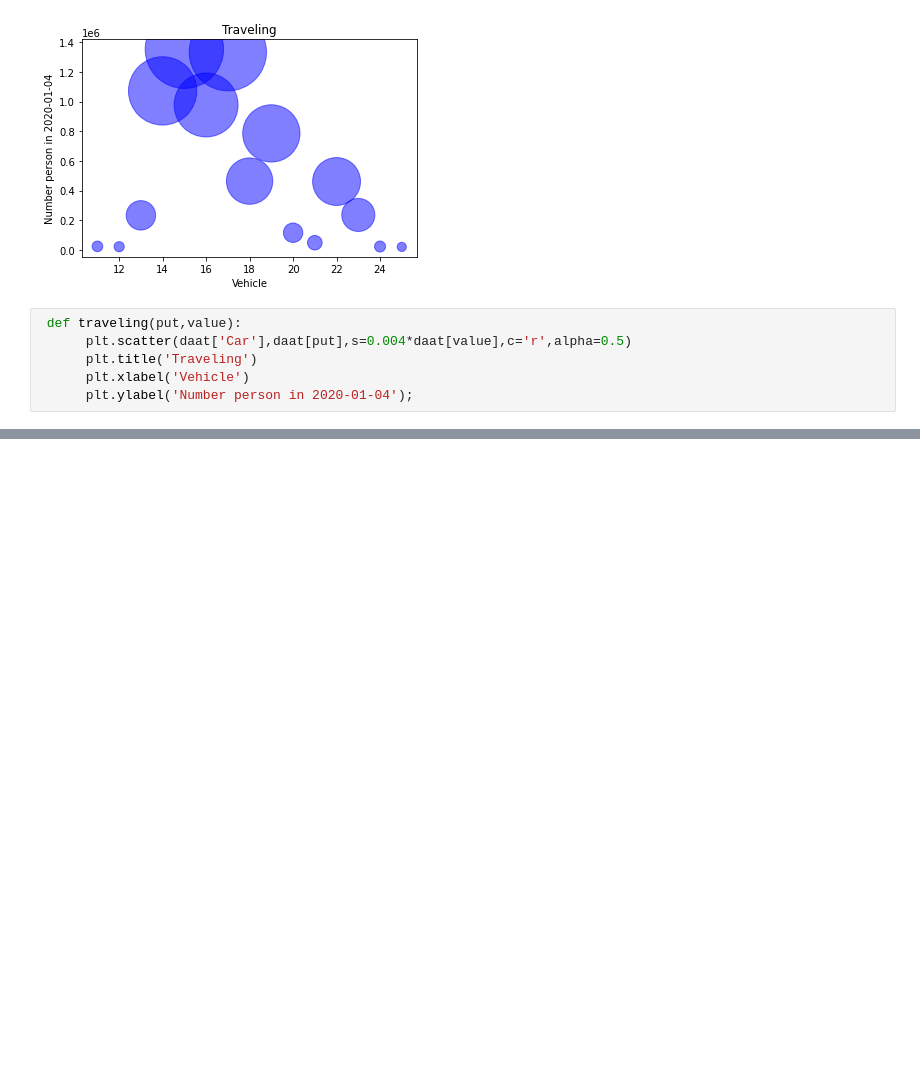
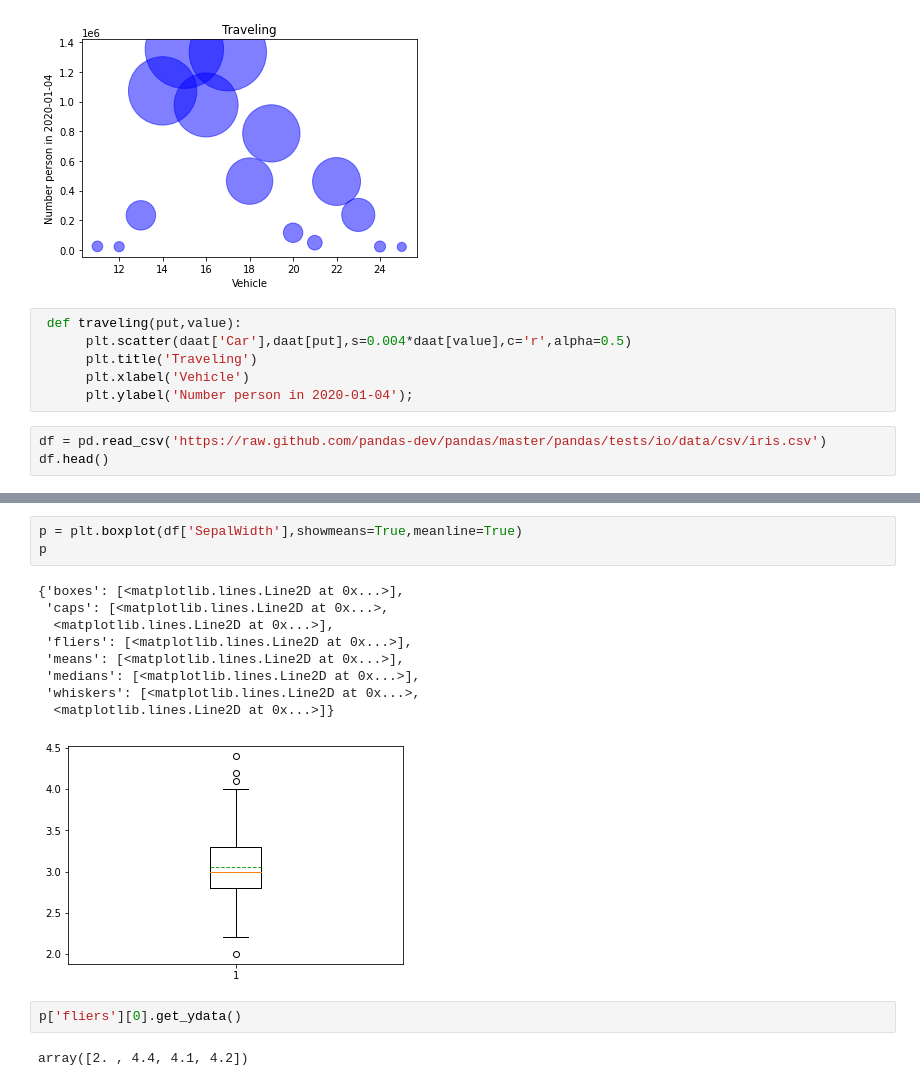
Before and after one commit to thanadolch/data_viz, a Jupyter notebook: Visualize_Data_Distribution.ipynb, the cells around one changed output, grey strips where cells are left out. Cells and saved outputs as stored; diff of their text form; blank space fills up the shorter version.

Commit message:
Boxplot

```diff
--- a/Visualize_Data_Distribution.ipynb
+++ b/Visualize_Data_Distribution.ipynb
@@ -208,3 +208,6 @@ plt.ylabel('Number person in 2020-01-04');
       plt.title('Traveling')
       plt.xlabel('Vehicle')
       plt.ylabel('Number person in 2020-01-04');
+# %%
+df = pd.read_csv('https://raw.github.com/pandas-dev/pandas/master/pandas/tests/io/data/csv/iris.csv')
+df.head()
@@ -210,0 +221,17 @@ plt.ylabel('Number person in 2020-01-04');
+# %%
+p = plt.boxplot(df['SepalWidth'],showmeans=True,meanline=True)
+p
+# %% [output]
+{'boxes': [<matplotlib.lines.Line2D at 0x...>],
+ 'caps': [<matplotlib.lines.Line2D at 0x...>,
+  <matplotlib.lines.Line2D at 0x...>],
+ 'fliers': [<matplotlib.lines.Line2D at 0x...>],
+ 'means': [<matplotlib.lines.Line2D at 0x...>],
+ 'medians': [<matplotlib.lines.Line2D at 0x...>],
+ 'whiskers': [<matplotlib.lines.Line2D at 0x...>,
+  <matplotlib.lines.Line2D at 0x...>]}
+[figure, added]
+# %%
+p['fliers'][0].get_ydata()
+# %% [output]
+array([2. , 4.4, 4.1, 4.2])
```
Also changed, not shown: parts of 2 cells of this notebook.
